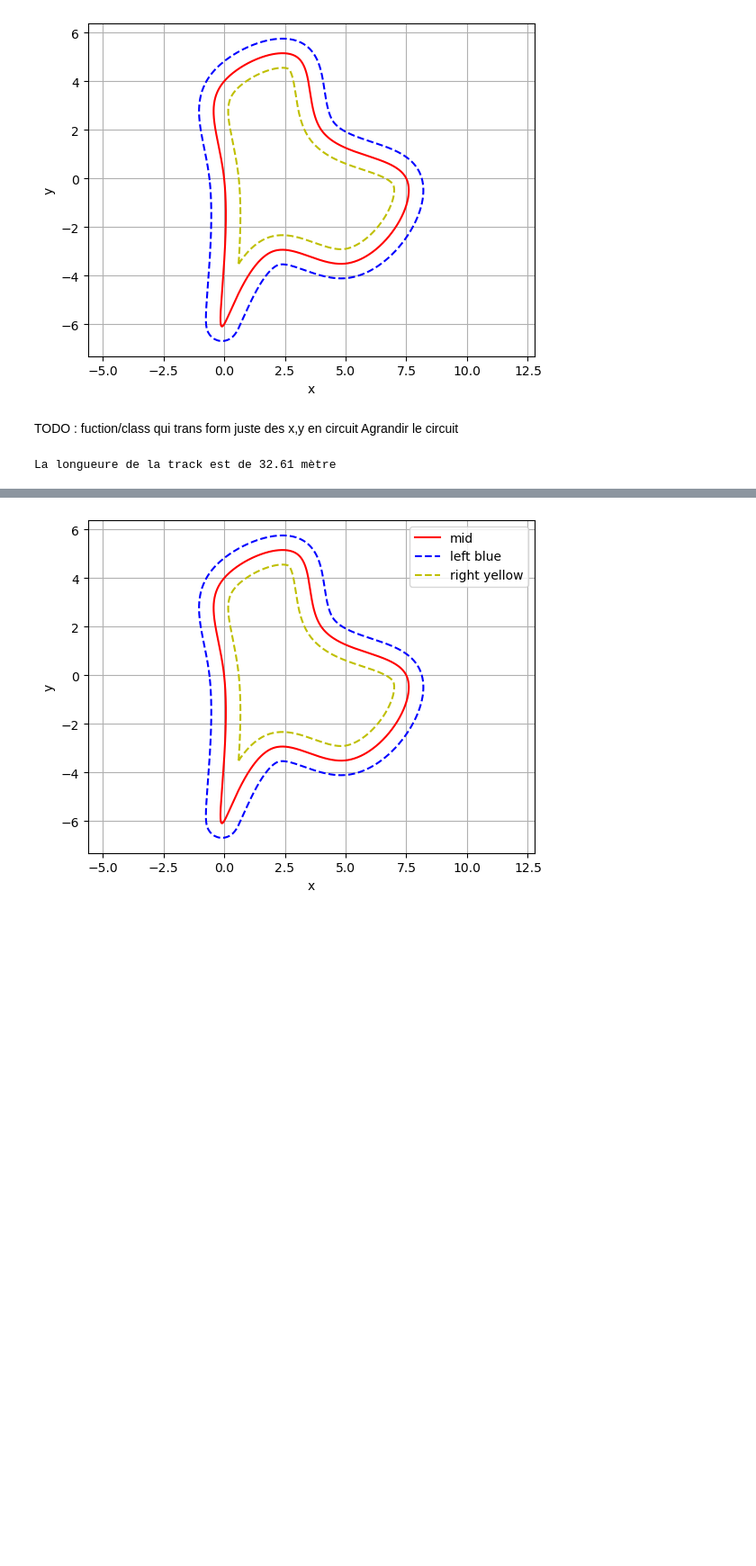
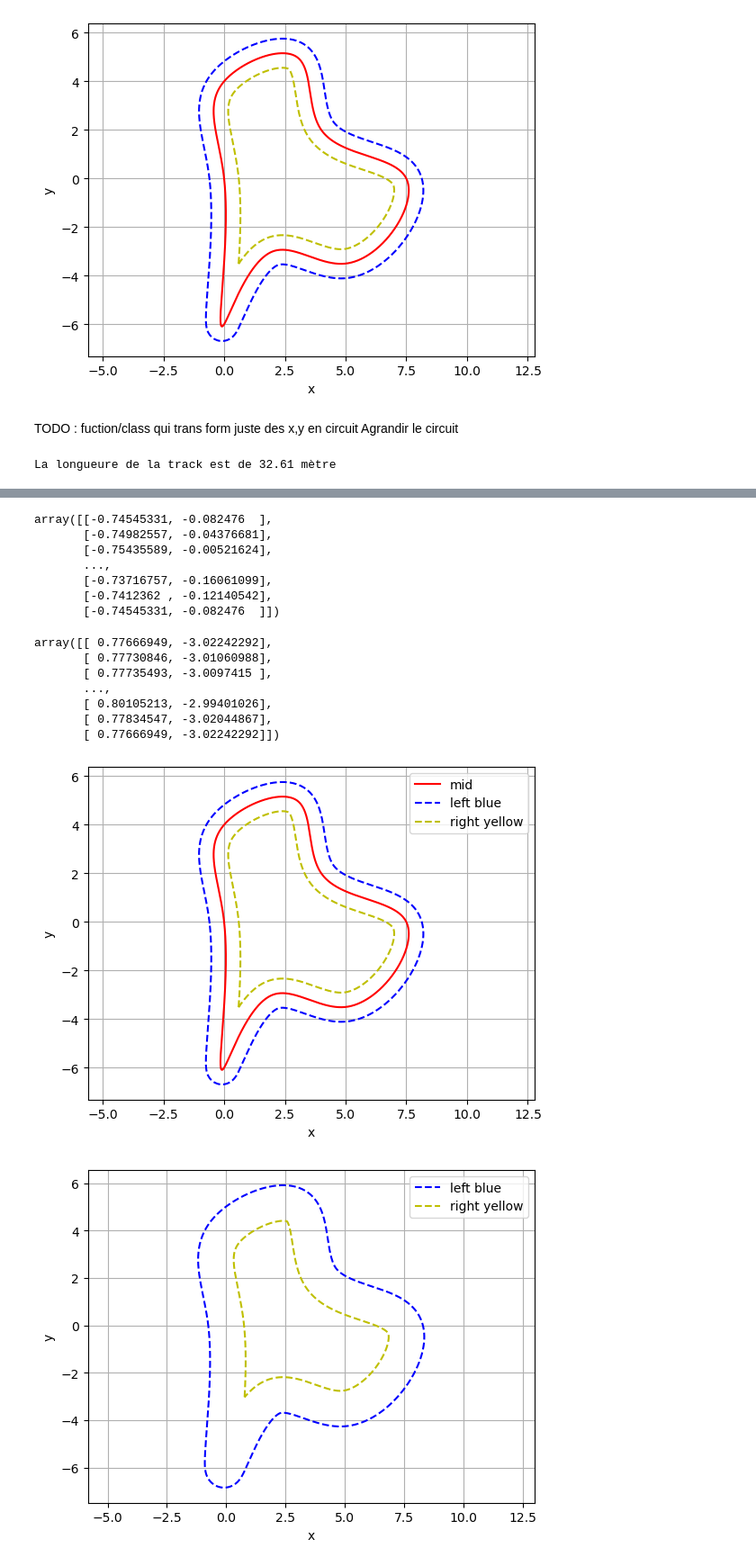
Before and after one commit to L2on1/Leon_FormuleETS, a Jupyter notebook: PathTracking.ipynb, the cells around one changed output, grey strips where cells are left out. Shown at 90% size. Drawn from its saved outputs; the diff is of its cells as text; code cells hidden in the pictures; blank space fills up the shorter version.

Commit message:
class Track updated

```diff
--- a/PathTracking.ipynb
+++ b/PathTracking.ipynb
@@ -110,23 +110,33 @@ Agrandir le circuit
 # %%
 class Track:
     def __init__(self, x, y):
-        self.x = np.r_[x, x[0]]
+        self.x = np.r_[x, x[0]] #close the track
         self.y = np.r_[y, y[0]]
+        self.thickness = 1.5 # thinckness of the track
 
-    def inter(self, x, y):
+    """
+    J'ai choisi de prendre cette interpolation mais on pourrais en prendre une autre si celle la ne nous plait pas
+    """
+    def interpolation(self, x, y):
         tck,u = interpolate.splprep([x, y], s=0, per=True)
         x_smooth, y_smooth = interpolate.splev(np.linspace(0, 1, 1000), tck)
         self.x_smooth, self.y_smooth = x_smooth, y_smooth
         return(x_smooth, y_smooth)
 
-    def poly_track(self):
-        self.inter(self.x, self.y)
+    def poly_track(self): #transforme l'array en shape pour pouvoir faire des manipulation geometrique
+        self.interpolation(self.x, self.y)
         return(shp.Polygon(zip(self.x_smooth, self.y_smooth)))
 
-    def array_track(self):
+    def array_mid(self): # renvoie un array de la ligne mid apres interpolation
         return(np.array(self.poly_track().exterior))
 
-    def show_poly(self):
+    def array_left_corner(self): # renvoie un array de la ligne mid apres interpolation
+        return(np.array(self.poly_track().buffer(self.thickness/2).exterior))
+
+    def array_right_corner(self): # renvoie un array de la ligne mid apres interpolation
+        return(np.array(self.poly_track().buffer(-self.thickness/2).exterior))
+
+    def show_poly(self): # permet de show le track sans l'interpolation
         poly_tack_nonsmooth = shp.Polygon(zip(self.x, self.y))
         poly_track_array = np.array(poly_tack_nonsmooth.exterior)
 
@@ -153,8 +163,8 @@ class Track:
         plt.show()
 
     def show_exter(self):
-        poly_left_corner = self.poly_track().buffer(0.6)  # Outward offset
-        poly_right_corner = self.poly_track().buffer(-0.6)  # Inward offset
+        poly_left_corner = self.poly_track().buffer(self.thickness/2)  # Outward offset
+        poly_right_corner = self.poly_track().buffer(-self.thickness/2)  # Inward offset
 
         poly_left_corner_array = np.array(poly_left_corner.exterior)
         poly_right_corner_array = np.array(poly_right_corner.exterior)
@@ -180,30 +190,54 @@ class Track:
         plt.plot(*poly_track_array.T,'-r', label="mid")
         plt.plot(*poly_left_corner_array.T, '--b', label="left blue")
         plt.plot(*poly_right_corner_array.T, '--y', label="right yellow")
 
         plt.grid(True)
         plt.axis("equal")
         plt.xlabel("x")
         plt.ylabel("y")
         plt.legend()
         plt.show()
 
     def details(self):
         self.lenght = self.poly_track().length
 
 
 x = [0, 0, 2, 5.0, 7.5, 4.0, 3.0, 0]
 y = [0, -6, -3, -3.5, 0.0, 2.0, 5.0, 4]
 
 T1 = Track(x,y)
+T1.details()
+print("La longueure de la track est de {lenght:.2f} mètre".format(lenght = T1.lenght))
+T1.show_poly()
+display(T1.array_mid())
+display(T1.array_left_corner())
+display(T1.array_right_corner())
+T1.show_track()
+T1.show_exter()
+T1.show_mid()
 # %% [output]
 La longueure de la track est de 32.61 mètre
 [figure]
 array([[ 1.80411242e-16,  4.44089210e-16],
        [ 4.58335015e-03, -4.23102004e-02],
        [ 8.99655524e-03, -8.48362105e-02],
        ...,
        [-4.75414464e-03,  4.20902218e-02],
        [ 3.88578059e-16,  2.22044605e-16],
        [ 1.80411242e-16,  4.44089210e-16]])
+array([[-0.74545331, -0.082476  ],
+       [-0.74982557, -0.04376681],
+       [-0.75435589, -0.00521624],
+       ...,
+       [-0.73716757, -0.16061099],
+       [-0.7412362 , -0.12140542],
+       [-0.74545331, -0.082476  ]])
+array([[ 0.77666949, -3.02242292],
+       [ 0.77730846, -3.01060988],
+       [ 0.77735493, -3.0097415 ],
+       ...,
+       [ 0.80105213, -2.99401026],
+       [ 0.77834547, -3.02044867],
+       [ 0.77666949, -3.02242292]])
 [figure]
+[figure, added]
```
Also changed, not shown: parts of 1 cell of this notebook.
